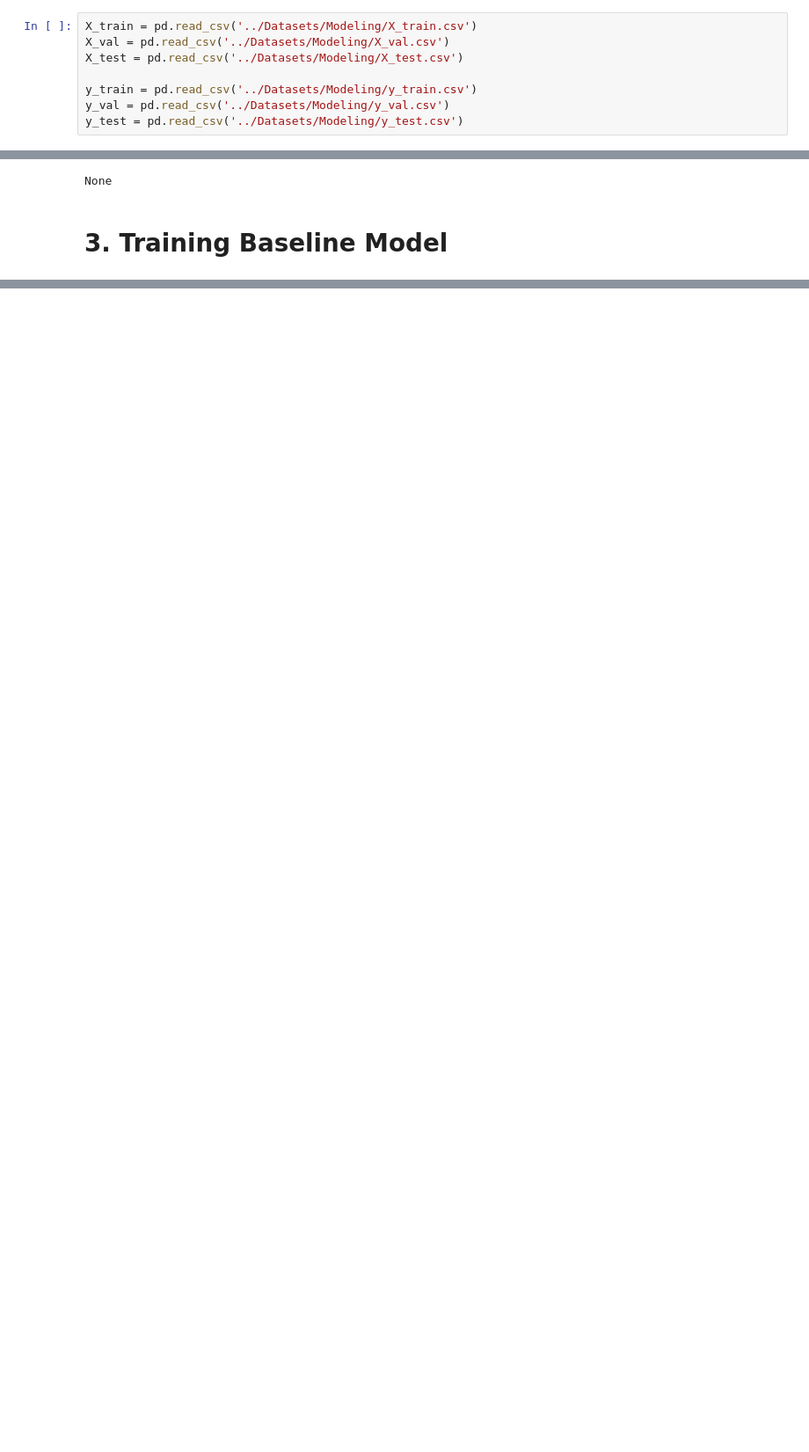
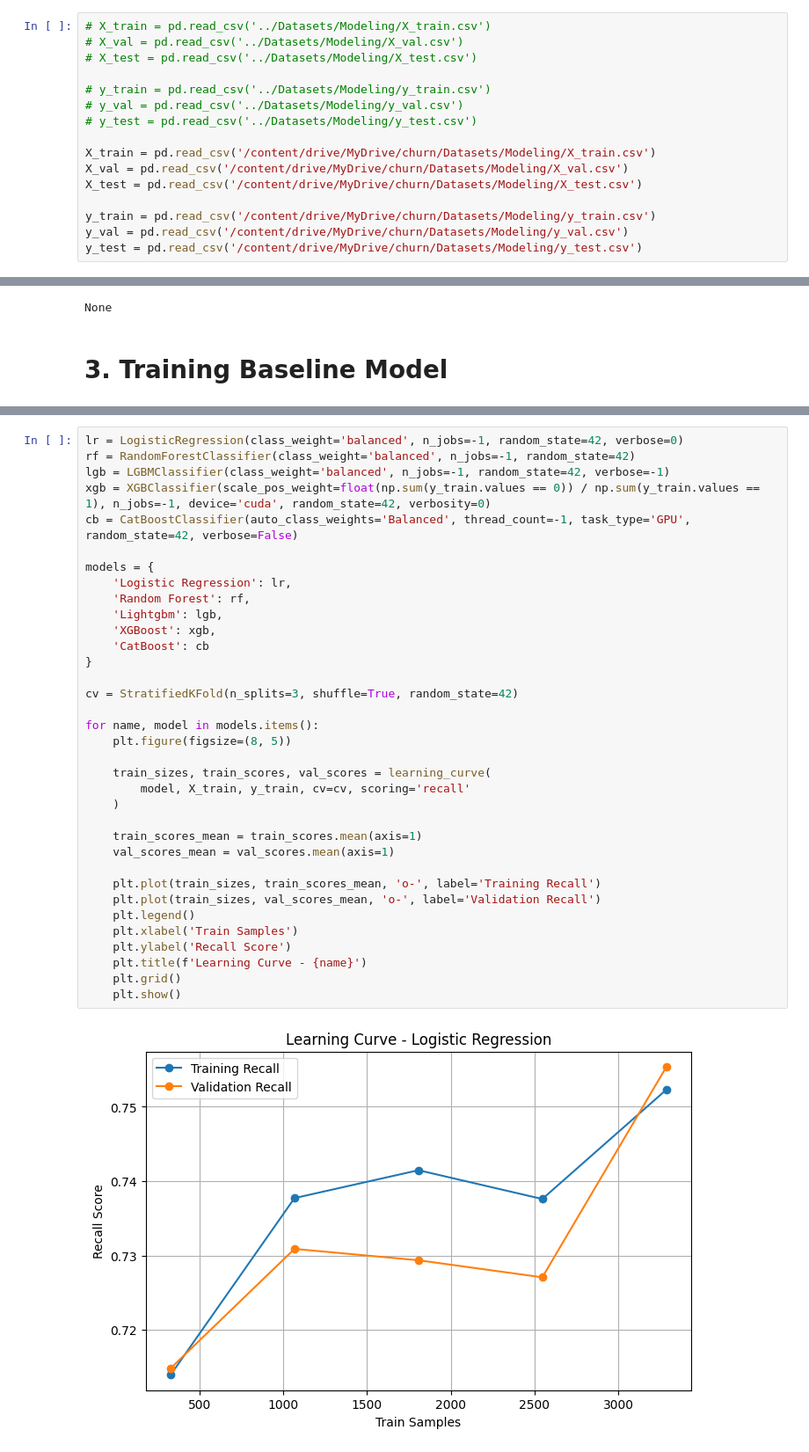
Before and after one commit to n44th44nn/Telco-Customer-Churn-Analysis, a Jupyter notebook: Notebooks/modeling.ipynb, the cells around one changed output, grey strips where cells are left out. Shown at 88% size. Drawn from its saved outputs; the diff is of its cells as text; blank space fills up the shorter version.

```diff
--- a/Notebooks/modeling.ipynb
+++ b/Notebooks/modeling.ipynb
@@ -17,11 +51,19 @@ from sklearn.metrics import accuracy_score, precision_score, recall_score, f1_sc
 # %%
-X_train = pd.read_csv('../Datasets/Modeling/X_train.csv')
-X_val = pd.read_csv('../Datasets/Modeling/X_val.csv')
-X_test = pd.read_csv('../Datasets/Modeling/X_test.csv')
+# X_train = pd.read_csv('../Datasets/Modeling/X_train.csv')
+# X_val = pd.read_csv('../Datasets/Modeling/X_val.csv')
+# X_test = pd.read_csv('../Datasets/Modeling/X_test.csv')
 
-y_train = pd.read_csv('../Datasets/Modeling/y_train.csv')
-y_val = pd.read_csv('../Datasets/Modeling/y_val.csv')
-y_test = pd.read_csv('../Datasets/Modeling/y_test.csv')
+# y_train = pd.read_csv('../Datasets/Modeling/y_train.csv')
+# y_val = pd.read_csv('../Datasets/Modeling/y_val.csv')
+# y_test = pd.read_csv('../Datasets/Modeling/y_test.csv')
+
+X_train = pd.read_csv('/content/drive/MyDrive/churn/Datasets/Modeling/X_train.csv')
+X_val = pd.read_csv('/content/drive/MyDrive/churn/Datasets/Modeling/X_val.csv')
+X_test = pd.read_csv('/content/drive/MyDrive/churn/Datasets/Modeling/X_test.csv')
+
+y_train = pd.read_csv('/content/drive/MyDrive/churn/Datasets/Modeling/y_train.csv')
+y_val = pd.read_csv('/content/drive/MyDrive/churn/Datasets/Modeling/y_val.csv')
+y_test = pd.read_csv('/content/drive/MyDrive/churn/Datasets/Modeling/y_test.csv')
 # %% [markdown]
 # 2. Data Preview
 # %%
@@ -242,0 +272,37 @@ weighted avg       0.84      0.85      0.85      1057
+# %%
+lr = LogisticRegression(class_weight='balanced', n_jobs=-1, random_state=42, verbose=0)
+rf = RandomForestClassifier(class_weight='balanced', n_jobs=-1, random_state=42)
+lgb = LGBMClassifier(class_weight='balanced', n_jobs=-1, random_state=42, verbose=-1)
+xgb = XGBClassifier(scale_pos_weight=float(np.sum(y_train.values == 0)) / np.sum(y_train.values == 1), n_jobs=-1, device='cuda', random_state=42, verbosity=0)
+cb = CatBoostClassifier(auto_class_weights='Balanced', thread_count=-1, task_type='GPU', random_state=42, verbose=False)
+
+models = {
+    'Logistic Regression': lr,
+    'Random Forest': rf,
+    'Lightgbm': lgb,
+    'XGBoost': xgb,
+    'CatBoost': cb
+}
+
+cv = StratifiedKFold(n_splits=3, shuffle=True, random_state=42)
+
+for name, model in models.items():
+    plt.figure(figsize=(8, 5))
+
+    train_sizes, train_scores, val_scores = learning_curve(
+        model, X_train, y_train, cv=cv, scoring='recall'
+    )
+
+    train_scores_mean = train_scores.mean(axis=1)
+    val_scores_mean = val_scores.mean(axis=1)
+
+    plt.plot(train_sizes, train_scores_mean, 'o-', label='Training Recall')
+    plt.plot(train_sizes, val_scores_mean, 'o-', label='Validation Recall')
+    plt.legend()
+    plt.xlabel('Train Samples')
+    plt.ylabel('Recall Score')
+    plt.title(f'Learning Curve - {name}')
+    plt.grid()
+    plt.show()
+# %% [output]
+[figure, added]
```
Also changed, not shown: parts of 24 cells of this notebook, 5 other files.
